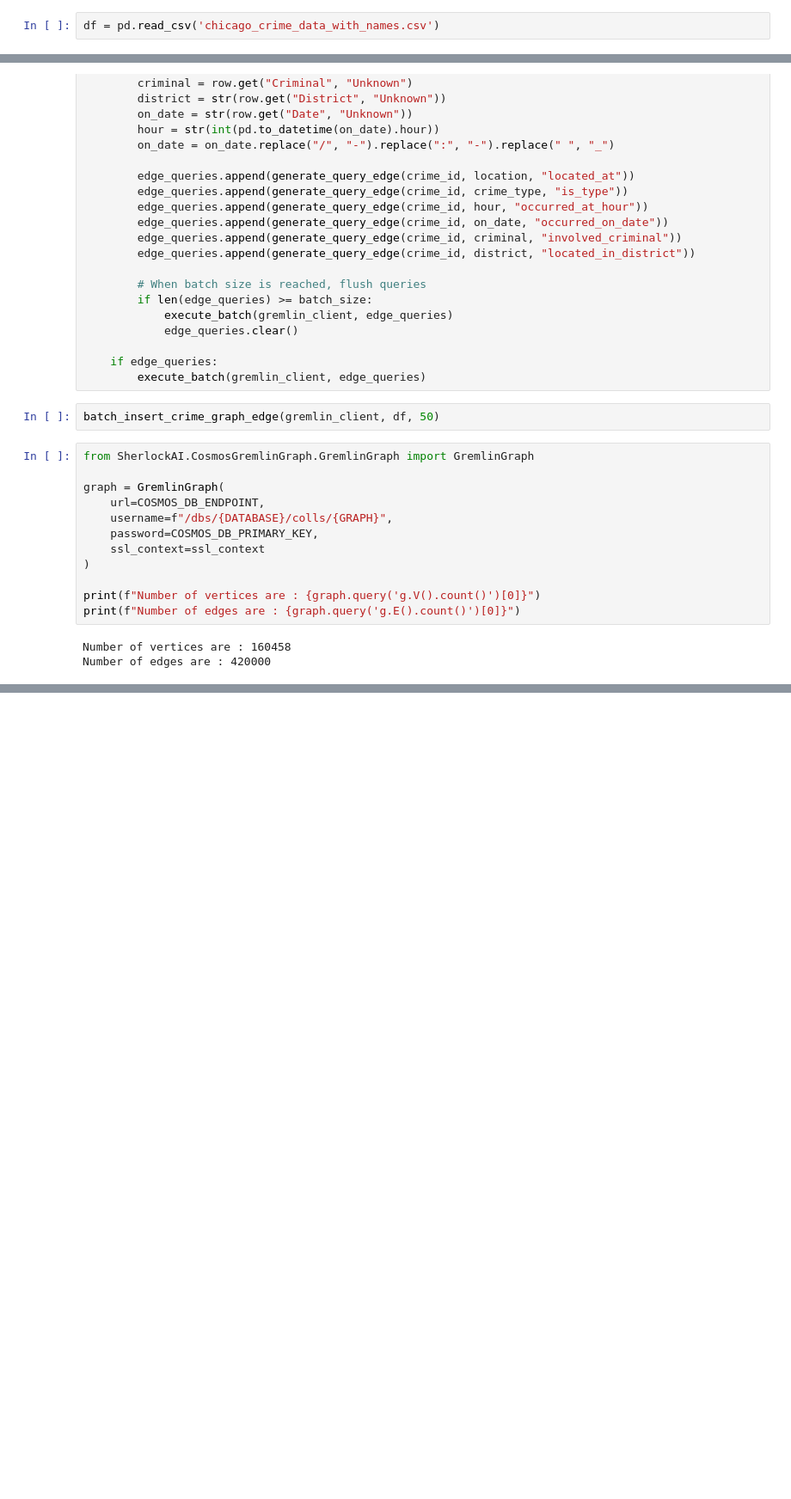
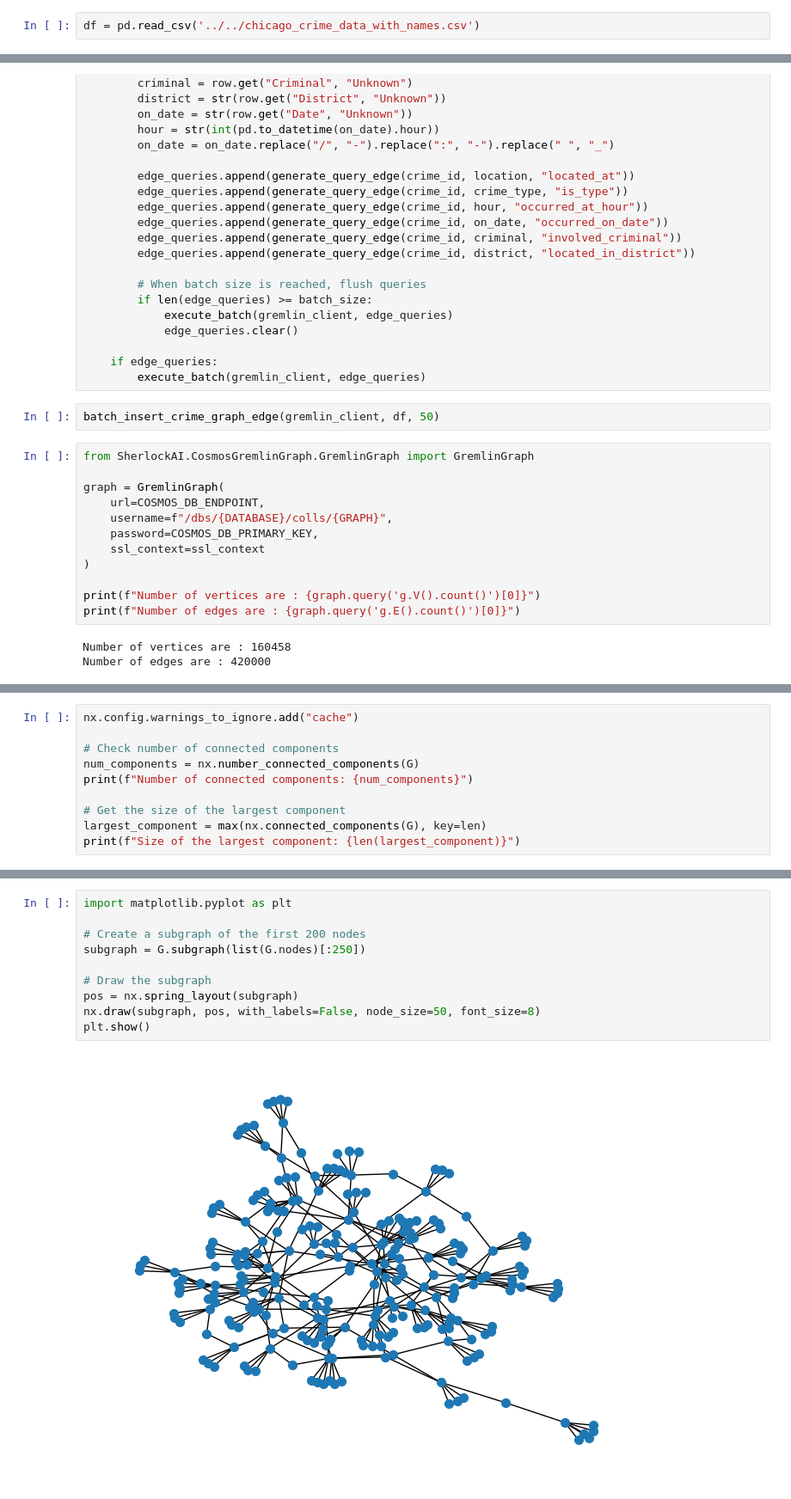
Before and after one commit to aishux/SherlockAI, a Jupyter notebook: CosmosGremlinGraph/storingGraphCosmos.ipynb, the cells around one changed output, grey strips where cells are left out. Shown at 86% size. Cells and saved outputs as stored; diff of their text form; blank space fills up the shorter version.

Commit message:
Added code for networkx graph object creation

```diff
--- a/CosmosGremlinGraph/storingGraphCosmos.ipynb
+++ b/CosmosGremlinGraph/storingGraphCosmos.ipynb
@@ -25,7 +25,7 @@ gremlin_client = client.Client(
 # %%
 import pandas as pd
 # %%
-df = pd.read_csv('chicago_crime_data_with_names.csv')
+df = pd.read_csv('../../chicago_crime_data_with_names.csv')
 # %%
 def execute_batch(gremlin_client, queries):
     query = "g" + "".join(queries)
@@ -133,0 +169,10 @@ Number of edges are : 420000
+# %%
+nx.config.warnings_to_ignore.add("cache")
+
+# Check number of connected components
+num_components = nx.number_connected_components(G)
+print(f"Number of connected components: {num_components}")
+
+# Get the size of the largest component
+largest_component = max(nx.connected_components(G), key=len)
+print(f"Size of the largest component: {len(largest_component)}")
@@ -133,0 +195,12 @@ Number of edges are : 420000
+# %%
+import matplotlib.pyplot as plt
+
+# Create a subgraph of the first 200 nodes
+subgraph = G.subgraph(list(G.nodes)[:250])
+
+# Draw the subgraph
+pos = nx.spring_layout(subgraph)
+nx.draw(subgraph, pos, with_labels=False, node_size=50, font_size=8)
+plt.show()
+# %% [output]
+[figure, added]
```
Also changed, not shown: parts of 3 cells of this notebook, 1 other file.
